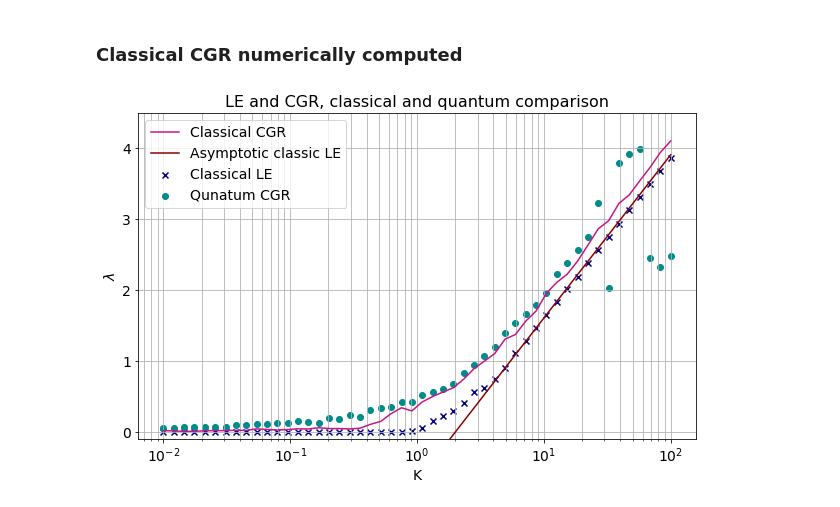
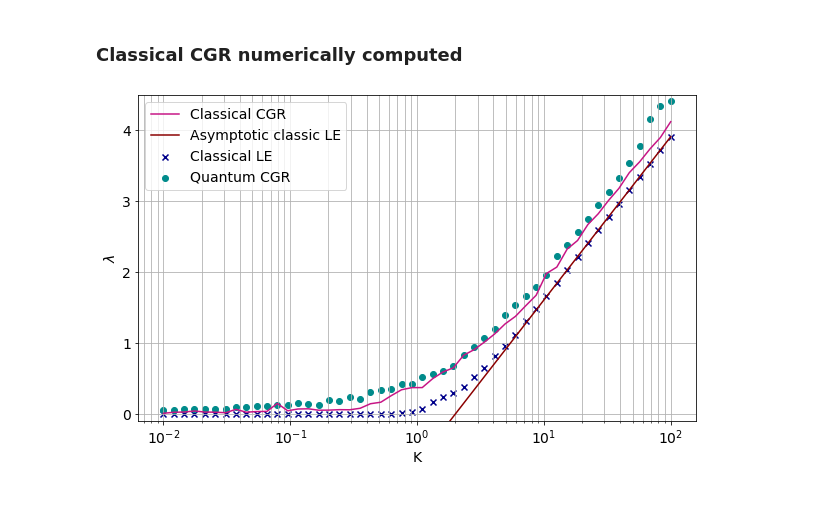
Before and after one commit to CleliaCorridori/OTOC-growth-rate-and-Lyapunov-Exponent-to-inspect-classical-and-quantum-chaos, a Jupyter notebook: CGRandLE.ipynb, the cells around one changed output. Drawn from its saved outputs; the diff is of its cells as text; code cells hidden in the pictures.

```diff
--- a/CGRandLE.ipynb
+++ b/CGRandLE.ipynb
@@ -49,8 +115,8 @@ if saveF==True:
         for line in mean_C:
             savetxt(out, line)
 # %%
-# to load data
-load=False
+# To load data from a txt file set load=True
+load=True
 if load==True:
     # The value selected here must be the same of the quantities above chosen for the saved file!
     N=2**14
@@ -60,7 +126,7 @@ if load==True:
     Nkicks=30
     Kick=arange(1,Nkicks+1,1)
 
-    data = loadtxt("OTOC_10trials_noMean-FigEXP.txt", comments="#", delimiter=" ", unpack=False)
+    data = loadtxt("OTOC_10trials_10Mean-EXP.txt", comments="#", delimiter=" ", unpack=False)
     mean_C=reshape(data.astype(float),(Nkicks,len(K),trials))
 # %% [markdown]
 ### Quantum CGR
@@ -92,15 +158,17 @@ plt.savefig('Q_CGR_K0045.png', dpi=100)
 ### Classical LE numerically computed
 # %%
 #Computation of the classical Lyapunov exponent.
-#P is number of steps in which we compute the evolution
-#Chosen a number of kiks also in this case we set a number of trials on mediate the value of the lyapunov exponent.
-#dxi and dpi are the displacement from the initial condition needed to compute the evolution.
-#The initial values are choosen between 0 and 2*pi in random way, and this procedure is done for a number
-#of times chosen from the variable trials. Then using the function 'evoluz' contained in the LYAPfunc.py file
-# we have computed the time evolution, and then the lyapunov exponent using the function 'lyapFunc' always
-#contained in the same file.
 
-P=100
+# P: steps (each one made of Nkicks) for the classical KR.
+# x_i: initial position choosen between 0 and 2*pi from a uniform distribution
+# p_i: initial momentum choosen between 0 and 2*pi from a uniform distribution
+# dxi: initial displacement for the position
+# dpi: initial displacement for the momentum
+# Nkicks: number of kikcs
+# K: kicking strength
+# nd: mean square value of the displacement
+
+P=1000
 Nkicks=50
 trials=100
 dxi=10**(-10)
@@ -117,11 +185,9 @@ for kk in range(0,len(K)):
 # %% [markdown]
 ### Classical CGR numerically computed
 # %%
-#Computation of the classical Correlator growth rate. We have choosen also in this case a number of kicks and
-#a number of trials on mediate. Also in this we choose a displacement and the initial conditions from a random
-#uniform distribution between 0 and 2*pi. The classical CGR is computed following the equation ????????.
+#Computation of the classical Correlator growth rate.
 
-Nkicks=70
+Nkicks=50
 trials=1000
 dxi=10**(-12)
 dpi=10**(-12)
@@ -144,27 +210,26 @@ for kk in range(0,len(K)):
 # %%
 plt.figure(figsize=(10,6))
 plt.xscale('log')
 
 # Classical LE
 plt.scatter(K,lyapCL,marker='x',label='Classical LE', color='darkblue')
 
 # Classical CGR
 plt.plot(K, CGR_c, label='Classical CGR',color='mediumvioletred')
 
-# classical LE analytical behaviour for large K
+# Classical LE analytical behaviour for large K
 plt.plot(K,log(K/2), label='Asymptotic classic LE', color='darkred')
 
 # Quantum CGR
-plt.scatter(K[:],CGR_Q[:], label='Qunatum CGR', color='darkcyan')
+plt.scatter(K[:],CGR_Q[:], label='Quantum CGR', color='darkcyan')
 
 plt.legend(fontsize=14)
 plt.ylim([-0.1,4.5])
 plt.xlabel('K', size=14)
 plt.ylabel('$\lambda$', size=14)
 plt.xticks(size=14)
 plt.yticks(size=14)
-plt.title('LE and CGR, classical and quantum comparison',size=16)
 plt.grid(True, which="both")
 plt.savefig('CGRandLE.png', dpi=100)
 # %% [output]
-[figure, old version]
+[figure, new version]
```
Also changed, not shown: parts of 10 cells of this notebook, 25 other files.
